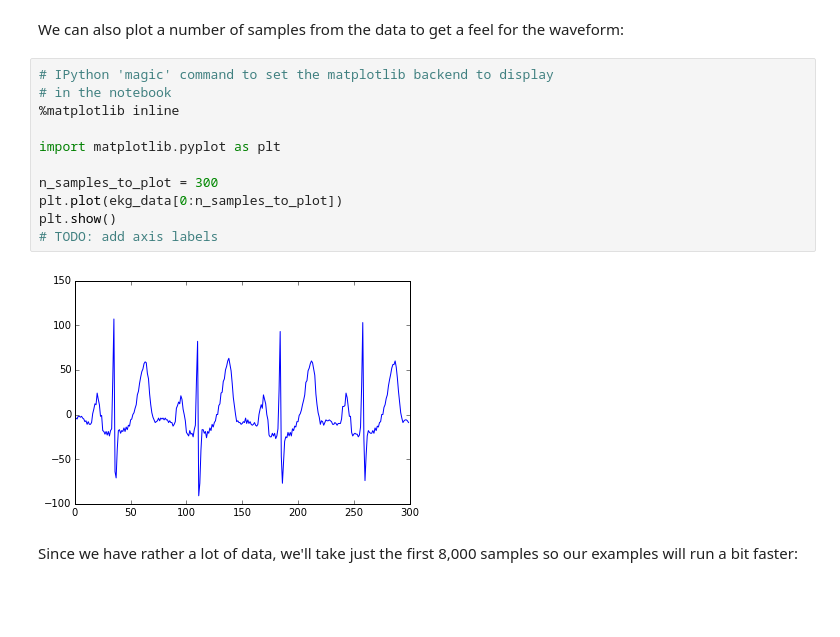
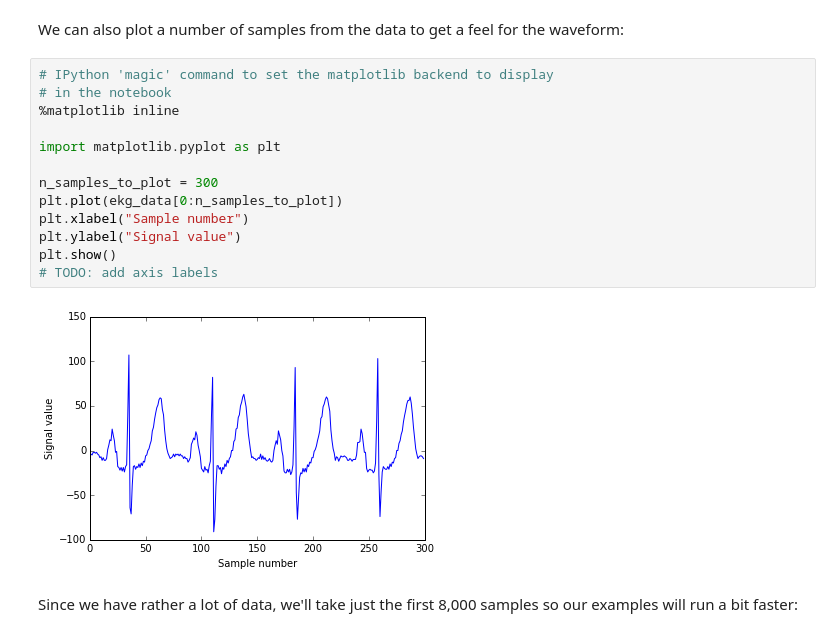
Before and after one commit to mrahtz/sanger-machine-learning-workshop, a Jupyter notebook: Unsupervised Learning.ipynb, the cells around one changed output. Cells and saved outputs as stored; diff of their text form; blank space fills up the shorter version.

```diff
--- a/Unsupervised Learning.ipynb
+++ b/Unsupervised Learning.ipynb
@@ -125,16 +125,18 @@ We can also plot a number of samples from the data to get a feel for the wavefor
 # %%
 # IPython 'magic' command to set the matplotlib backend to display
 # in the notebook
 %matplotlib inline
 
 import matplotlib.pyplot as plt
 
 n_samples_to_plot = 300
 plt.plot(ekg_data[0:n_samples_to_plot])
+plt.xlabel("Sample number")
+plt.ylabel("Signal value")
 plt.show()
 # TODO: add axis labels
 # %% [output]
-[figure, old version]
+[figure, new version]
 # %% [markdown]
 Since we have rather a lot of data, we'll take just the first 8,000 samples so our examples will run a bit faster:
 # %%
```
Also changed, not shown: parts of 14 cells of this notebook, 3 other files.
